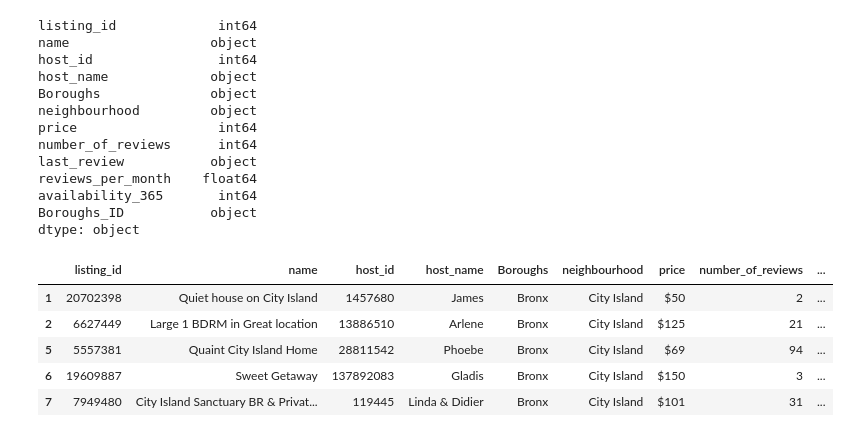
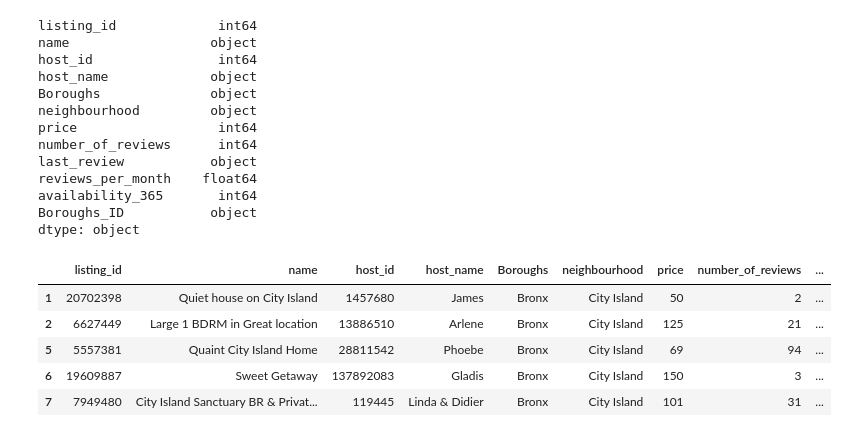
Before and after one commit to jxl696/ETL-Project, a Jupyter notebook: Crime_DB.ipynb, the cells around one changed output. Drawn from its saved outputs; the diff is of its cells as text; code cells hidden in the pictures.

```diff
--- a/Crime_DB.ipynb
+++ b/Crime_DB.ipynb
@@ -119,12 +117,12 @@ Boroughs_ID           object
 dtype: object
 # %%
 airbnb_db["Boroughs_ID"] = airbnb_db ["Boroughs_ID"].astype(float)
-airbnb_db["price"] = airbnb_db ["price"].map("${:,.0f}".format)
+airbnb_db["price"] = airbnb_db ["price"].astype(int)
 airbnb_db.head()
 # %% [output]
 |  | listing_id | name | host_id | host_name | Boroughs | neighbourhood | price | number_of_reviews | ... |
-| 1 | 20702398 | Quiet house on City Island | 1457680 | James | Bronx | City Island | $50 | 2 | ... |
-| 2 | 6627449 | Large 1 BDRM in Great location | 13886510 | Arlene | Bronx | City Island | $125 | 21 | ... |
-| 5 | 5557381 | Quaint City Island Home | 28811542 | Phoebe | Bronx | City Island | $69 | 94 | ... |
-| 6 | 19609887 | Sweet Getaway | 137892083 | Gladis | Bronx | City Island | $150 | 3 | ... |
-| 7 | 7949480 | City Island Sanctuary BR & Privat... | 119445 | Linda & Didier | Bronx | City Island | $101 | 31 | ... |
+| 1 | 20702398 | Quiet house on City Island | 1457680 | James | Bronx | City Island | 50 | 2 | ... |
+| 2 | 6627449 | Large 1 BDRM in Great location | 13886510 | Arlene | Bronx | City Island | 125 | 21 | ... |
+| 5 | 5557381 | Quaint City Island Home | 28811542 | Phoebe | Bronx | City Island | 69 | 94 | ... |
+| 6 | 19609887 | Sweet Getaway | 137892083 | Gladis | Bronx | City Island | 150 | 3 | ... |
+| 7 | 7949480 | City Island Sanctuary BR & Privat... | 119445 | Linda & Didier | Bronx | City Island | 101 | 31 | ... |
```
Also changed, not shown: parts of 6 cells of this notebook.
